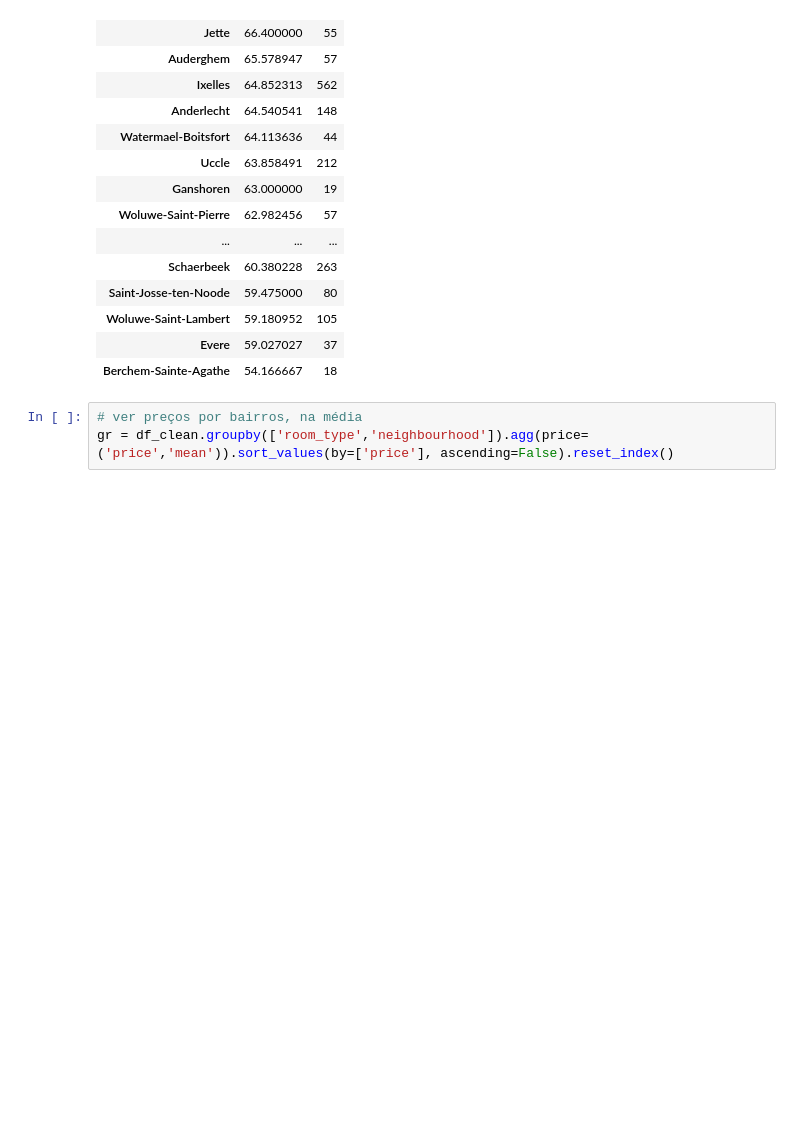
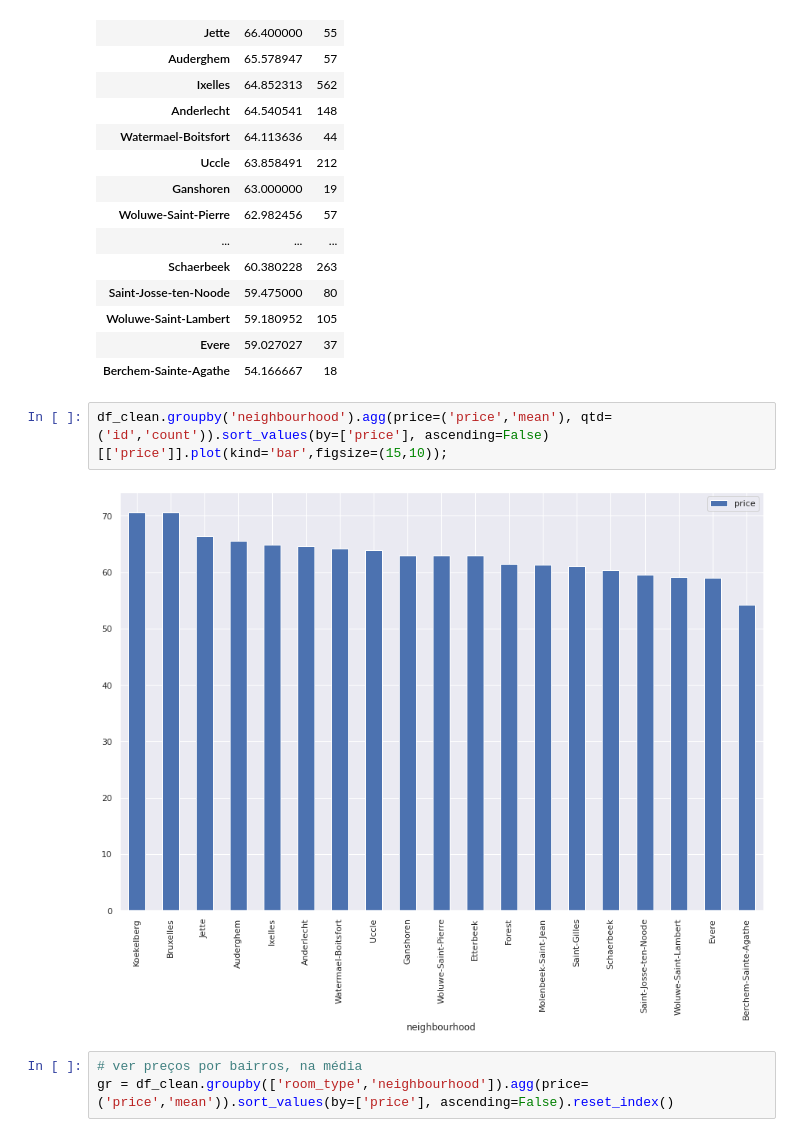
Before and after one commit to ecordeiro/data_science, a Jupyter notebook: Analisando_os_Dados_do_Airbnb_Bruxelas.ipynb, the cells around one changed output. Cells and saved outputs as stored; diff of their text form; blank space fills up the shorter version.

```diff
--- a/Analisando_os_Dados_do_Airbnb_Bruxelas.ipynb
+++ b/Analisando_os_Dados_do_Airbnb_Bruxelas.ipynb
@@ -766,6 +761,10 @@ df_clean.groupby('neighbourhood').agg(price=('price','mean'), qtd=('id','count')
 | Woluwe-Saint-Lambert | 59.180952 | 105 |
 | Evere | 59.027027 | 37 |
 | Berchem-Sainte-Agathe | 54.166667 | 18 |
+# %%
+df_clean.groupby('neighbourhood').agg(price=('price','mean'), qtd=('id','count')).sort_values(by=['price'], ascending=False)[['price']].plot(kind='bar',figsize=(15,10));
+# %% [output]
+[figure, added]
 # %%
 # ver preços por bairros, na média
 gr = df_clean.groupby(['room_type','neighbourhood']).agg(price=('price','mean')).sort_values(by=['price'], ascending=False).reset_index()
```
Also changed, not shown: parts of 29 cells of this notebook.
